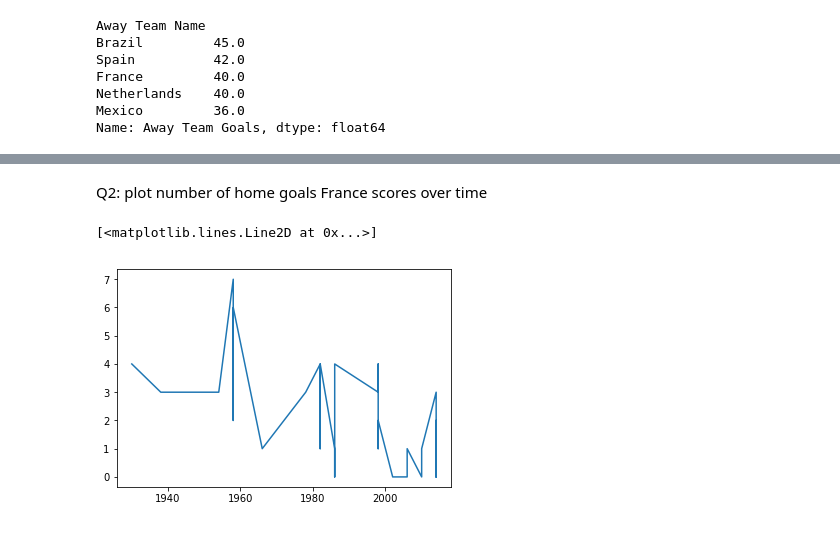
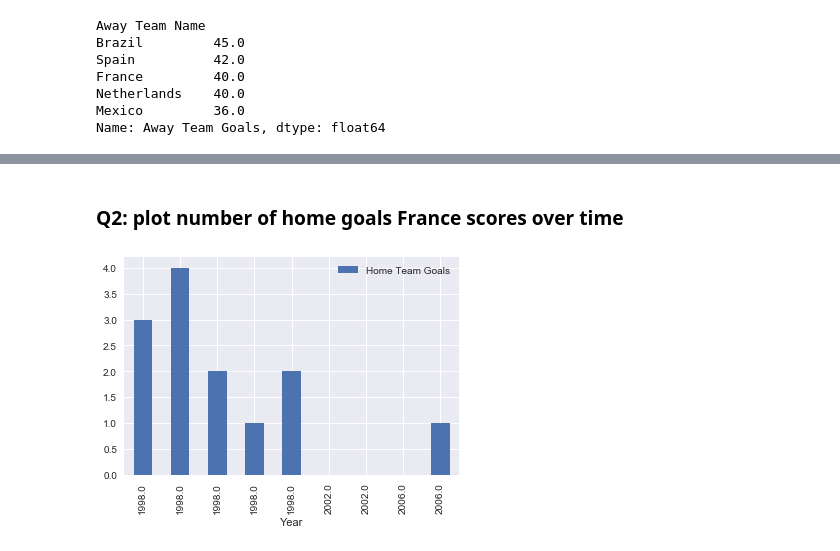
Before and after one commit to timwangmusic/Kaggle, a Jupyter notebook: world_cup_dataset.ipynb, the cells around one changed output, grey strips where cells are left out. Saved outputs shown, nothing was run; the diff lists cells and outputs as text; code cells hidden in the pictures.

```diff
--- a/world_cup_dataset.ipynb
+++ b/world_cup_dataset.ipynb
@@ -104,0 +64,4 @@ df.describe()
+# %%
+# The following line does not work.
+# df['Datetime'] = pd.to_datetime(df['Datetime'], format='%d %m %Y - %H:%M ')
+df['Datetime'] = pd.to_datetime(df['Datetime'], dayfirst=True)
@@ -104,0 +72,3 @@ df.describe()
+# %%
+# set Datetime as index
+df.set_index('Datetime', inplace=True)
@@ -119,10 +128,12 @@ Name: Away Team Goals, dtype: float64
 # %% [markdown]
-Q2: plot number of home goals France scores over time
+### Q2: plot number of home goals France scores over time
-# %%
-# get a sub-dataFrame
-france_subdf = df[df['Home Team Name']=='France']
-plt.plot(france_subdf['Year'], france_subdf['Home Team Goals'], )
-# %% [output]
-[<matplotlib.lines.Line2D at 0x...>]
-[figure, removed]
+# %%
+def home_goals_country(country, start_year, end_year):
+    years = df.index.year.isin(range(start_year, end_year))
+    country_df = df.loc[years]
+    country_df[country_df['Home Team Name'] == 'France'].plot.bar(x='Year', y='Home Team Goals')
+# %%
+home_goals_country('France', 1990, 2010)
+# %% [output]
+[figure, added]
 # %%
```
Also changed, not shown: parts of 44 cells of this notebook.
